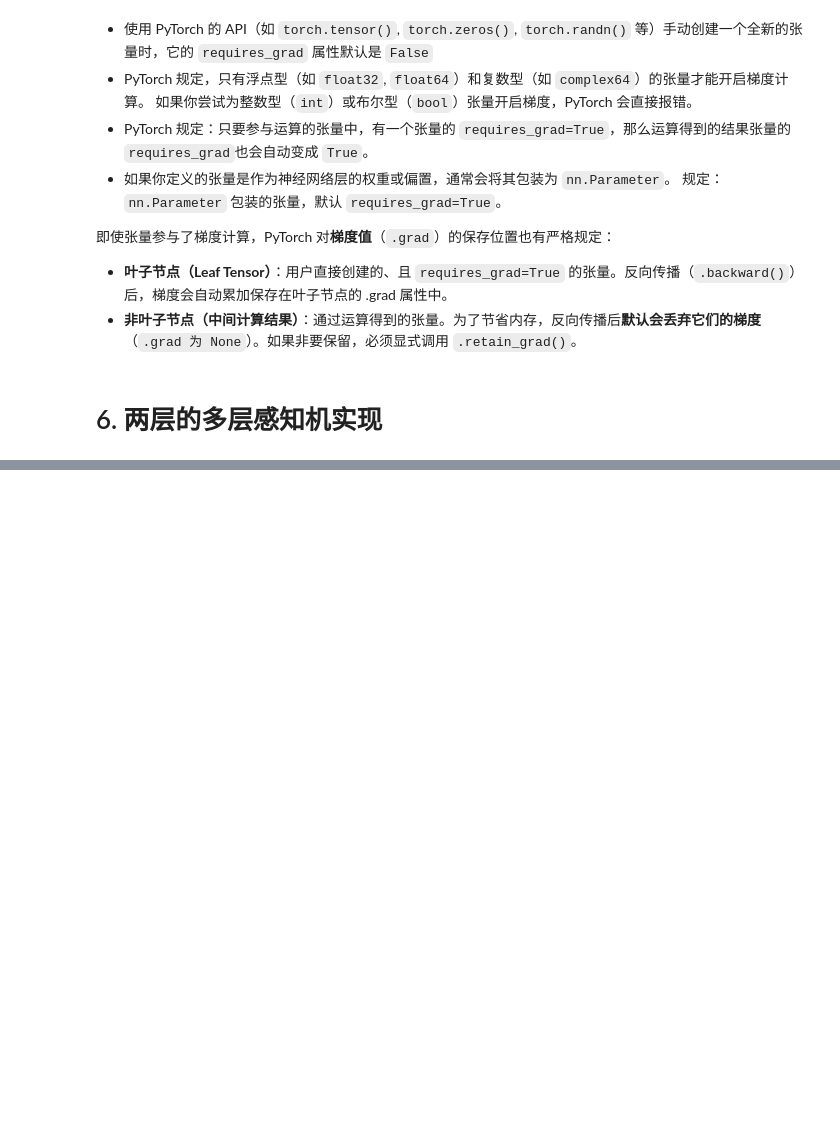
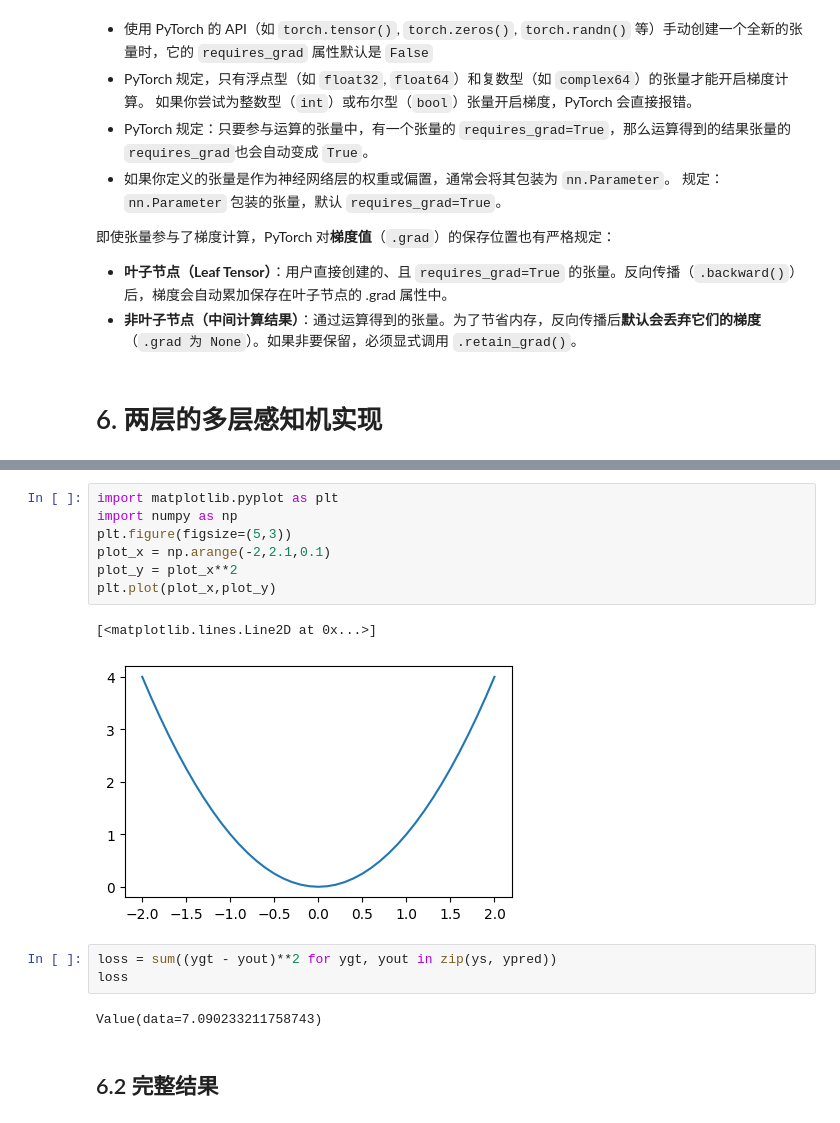
Before and after one commit to CastleDream/learnGPTfromScratch, a Jupyter notebook: code/1_micrograd_from_scratch.ipynb, the cells around one changed output, grey strips where cells are left out. Saved outputs shown, nothing was run; the diff lists cells and outputs as text; blank space fills up the shorter version.

```diff
--- a/code/1_micrograd_from_scratch.ipynb
+++ b/code/1_micrograd_from_scratch.ipynb
@@ -1346,0 +1535,17 @@ w1 1.0000002567688737
+# %%
+import matplotlib.pyplot as plt
+import numpy as np
+plt.figure(figsize=(5,3))
+plot_x = np.arange(-2,2.1,0.1)
+plot_y = plot_x**2
+plt.plot(plot_x,plot_y)
+# %% [output]
+[<matplotlib.lines.Line2D at 0x...>]
+[figure, added]
+# %%
+loss = sum((ygt - yout)**2 for ygt, yout in zip(ys, ypred))
+loss
+# %% [output]
+Value(data=7.090233211758743)
+# %% [markdown]
+## 6.2 完整结果
```
Also changed, not shown: parts of 37 cells of this notebook, 2 other files.
